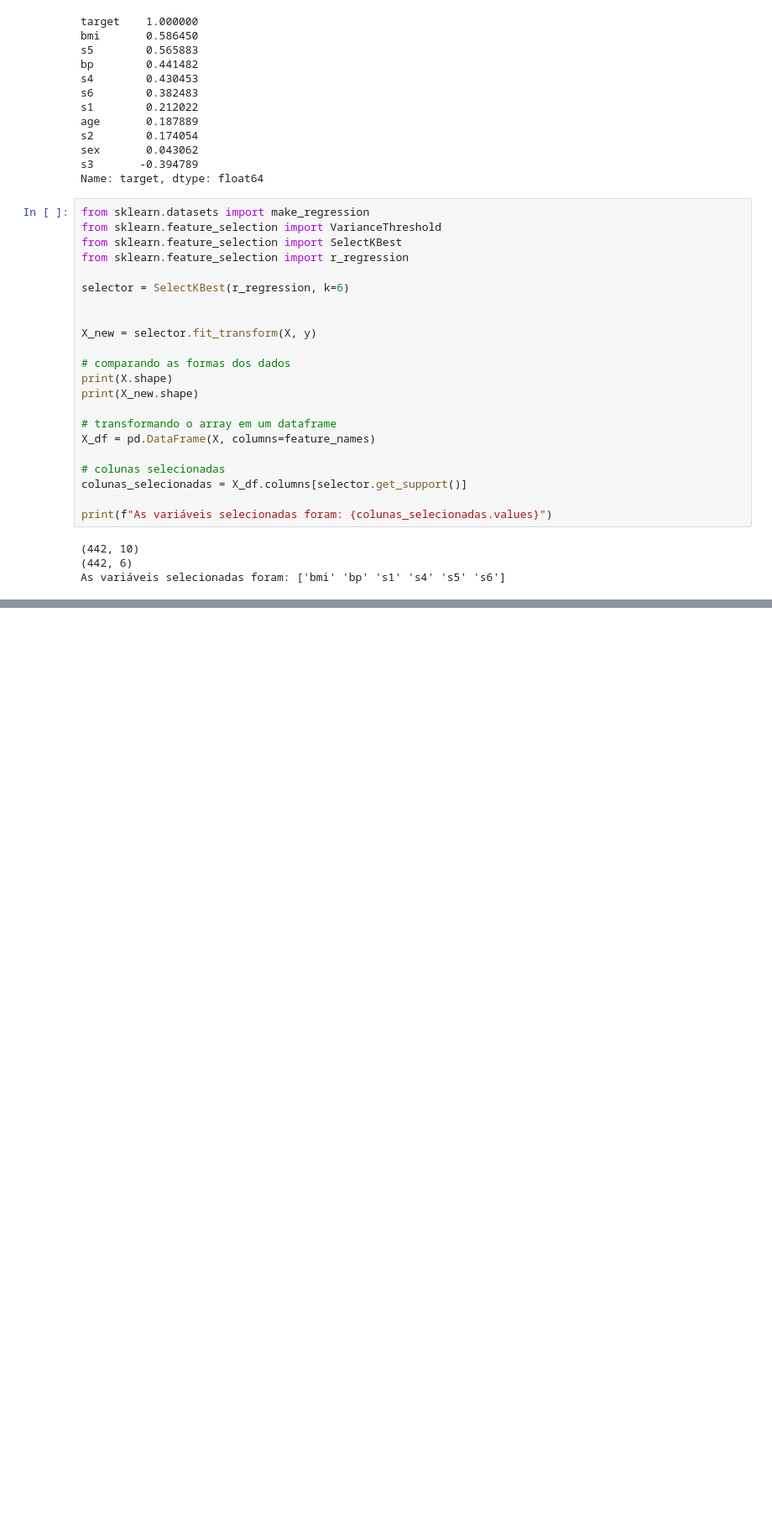
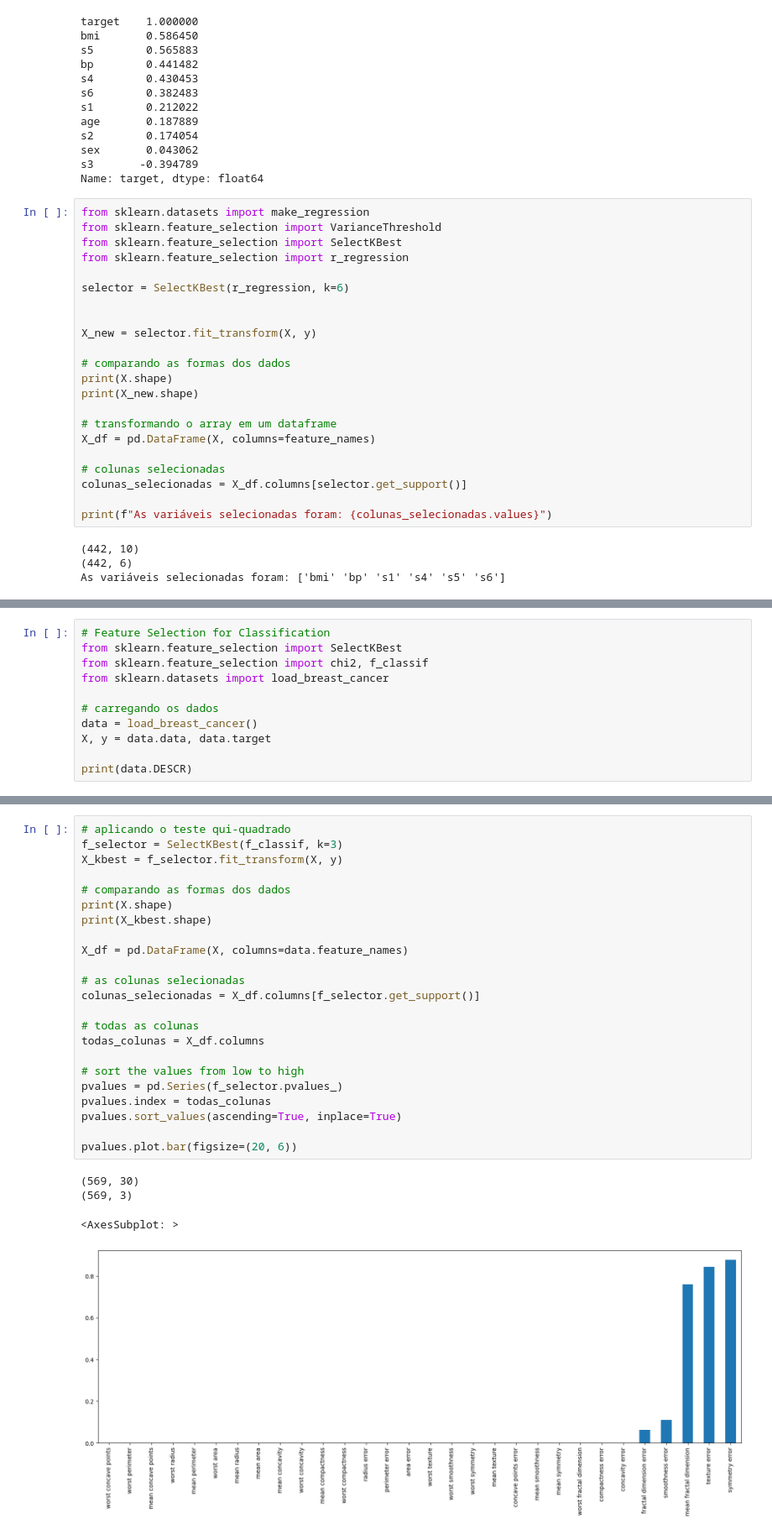
Before and after one commit to ITalents/CD-Introducao-a-Ciencia-de-dados, a Jupyter notebook: EDA/03_Selecao_de_Variaveis.ipynb, the cells around one changed output, grey strips where cells are left out. Shown at 84% size. Saved outputs shown, nothing was run; the diff lists cells and outputs as text; blank space fills up the shorter version.

```diff
--- a/EDA/03_Selecao_de_Variaveis.ipynb
+++ b/EDA/03_Selecao_de_Variaveis.ipynb
@@ -297,0 +368,11 @@ As variáveis selecionadas foram: ['bmi' 'bp' 's1' 's4' 's5' 's6']
+# %%
+# Feature Selection for Classification
+from sklearn.feature_selection import SelectKBest
+from sklearn.feature_selection import chi2, f_classif
+from sklearn.datasets import load_breast_cancer
+
+# carregando os dados
+data = load_breast_cancer()
+X, y = data.data, data.target
+
+print(data.DESCR)
@@ -297,0 +408,28 @@ As variáveis selecionadas foram: ['bmi' 'bp' 's1' 's4' 's5' 's6']
+# %%
+# aplicando o teste qui-quadrado
+f_selector = SelectKBest(f_classif, k=3)
+X_kbest = f_selector.fit_transform(X, y)
+
+# comparando as formas dos dados
+print(X.shape)
+print(X_kbest.shape)
+
+X_df = pd.DataFrame(X, columns=data.feature_names)
+
+# as colunas selecionadas
+colunas_selecionadas = X_df.columns[f_selector.get_support()]
+
+# todas as colunas
+todas_colunas = X_df.columns
+
+# sort the values from low to high
+pvalues = pd.Series(f_selector.pvalues_)
+pvalues.index = todas_colunas
+pvalues.sort_values(ascending=True, inplace=True)
+
+pvalues.plot.bar(figsize=(20, 6))
+# %% [output]
+(569, 30)
+(569, 3)
+<AxesSubplot: >
+[figure, added]
```
Also changed, not shown: parts of 7 cells of this notebook.
